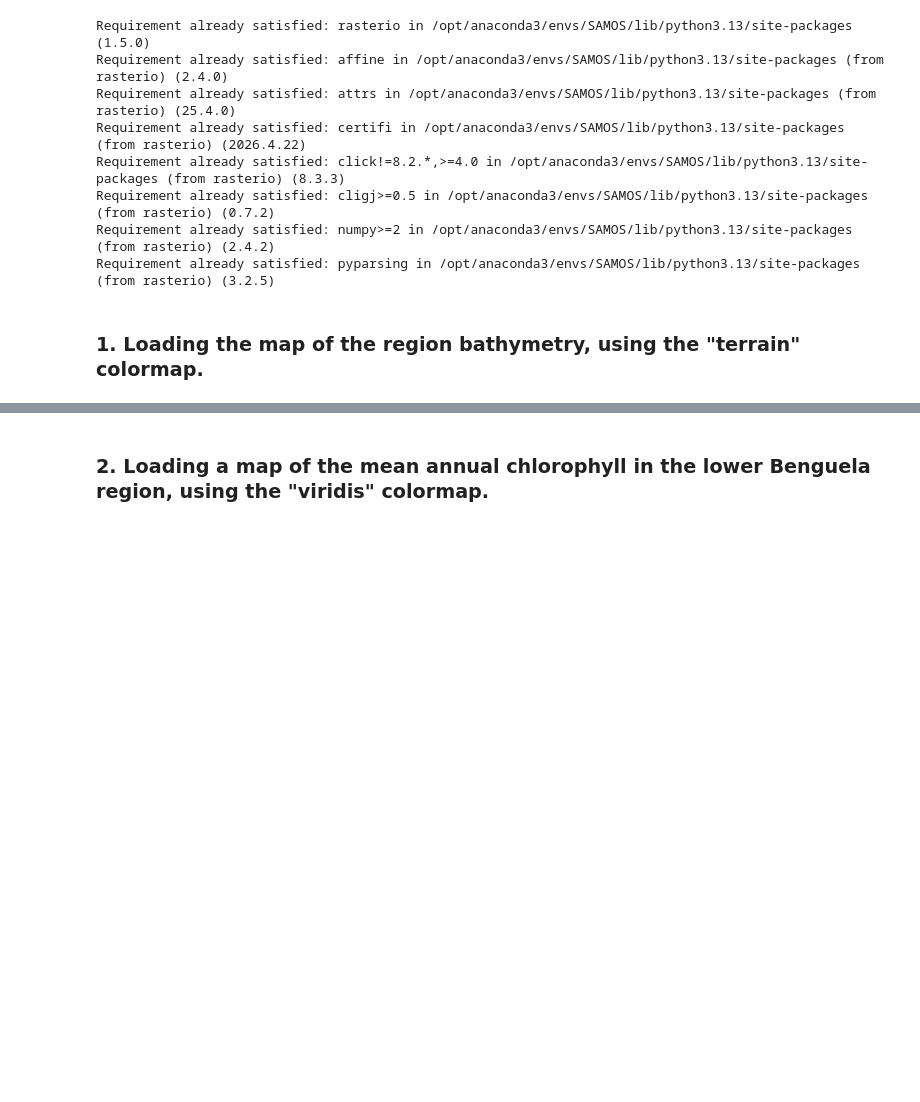
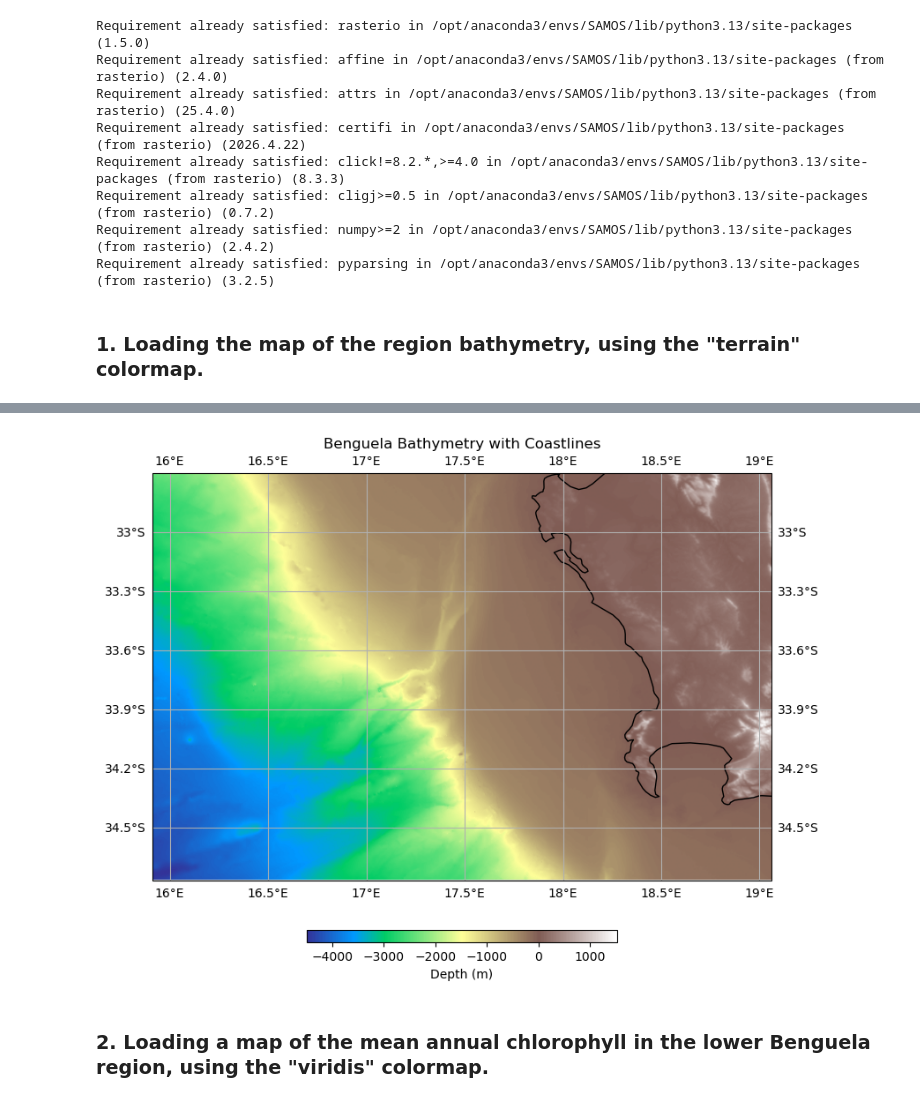
Before and after one commit to lithamkatshwa-droid/SAMOS2026-Core3CS-BenguelaPythoneers, a Jupyter notebook: Benguela_Pythoneers.ipynb, the cells around one changed output, grey strips where cells are left out. Saved outputs shown, nothing was run; the diff lists cells and outputs as text; code cells hidden in the pictures; blank space fills up the shorter version.

Commit message:
Friday changes to adjust coastlines

```diff
--- a/Benguela_Pythoneers.ipynb
+++ b/Benguela_Pythoneers.ipynb
@@ -95,3 +37,60 @@ plt.show()
+# %%
+# Define study region (Benguela)
+lon_min, lon_max = 15.9104, 19.0613
+lat_min, lat_max = -34.7723, -32.7
+
+# Open bathymetry file and crop directly
+with rasterio.open("benguela_bathymetry.grd") as src:
+    # Define window in geographic coordinates
+    window = rasterio.windows.from_bounds(lon_min, lat_min, lon_max, lat_max, src.transform)
+    bathy_region = src.read(1, window=window)
+    bounds = rasterio.windows.bounds(window, src.transform)
+
+# Extract cropped extent
+lon_min_crop, lat_min_crop, lon_max_crop, lat_max_crop = bounds
+
+# Create figure with map projection
+fig = plt.figure(figsize=(10,6))
+ax = plt.axes(projection=ccrs.PlateCarree())
+
+# Set map extent explicitly
+ax.set_extent([lon_min, lon_max, lat_min, lat_max])
+
+# Plot bathymetry with cropped extent
+im = ax.imshow(
+    bathy_region,
+    cmap="terrain",
+    extent=[lon_min_crop, lon_max_crop, lat_min_crop, lat_max_crop],
+    origin="upper",   # switch to "lower" if flipped
+    transform=ccrs.PlateCarree())
+
+# Land fill
+ax.add_feature(cfeature.LAND,
+               facecolor='none',
+               edgecolor='black')
+
+# Add coastlines and gridlines
+ax.coastlines(resolution="10m", linewidth=1)
+ax.gridlines(draw_labels=True)
+
+# Add colorbar neatly below the map
+cbar_ax = inset_axes(ax,
+                     width="50%", height="3%",
+                     loc="lower center",
+                     bbox_to_anchor=(0, -0.15, 1, 1),
+                     bbox_transform=ax.transAxes,
+                     borderpad=0)
+cbar = fig.colorbar(im, cax=cbar_ax, orientation="horizontal")
+cbar.set_label("Depth (m)")
+
+# Title
+ax.set_title("Benguela Bathymetry with Coastlines")
+
+# Save and display figure
+plt.savefig("Figure1_Bathymetry.png", dpi=300)
+plt.show()
+# %% [output]
+[figure, added]
 # %% [markdown]
 ### 2. Loading a map of the mean annual chlorophyll in the lower Benguela region, using the "viridis" colormap.
 # %%
```
Also changed, not shown: parts of 2 cells of this notebook.
